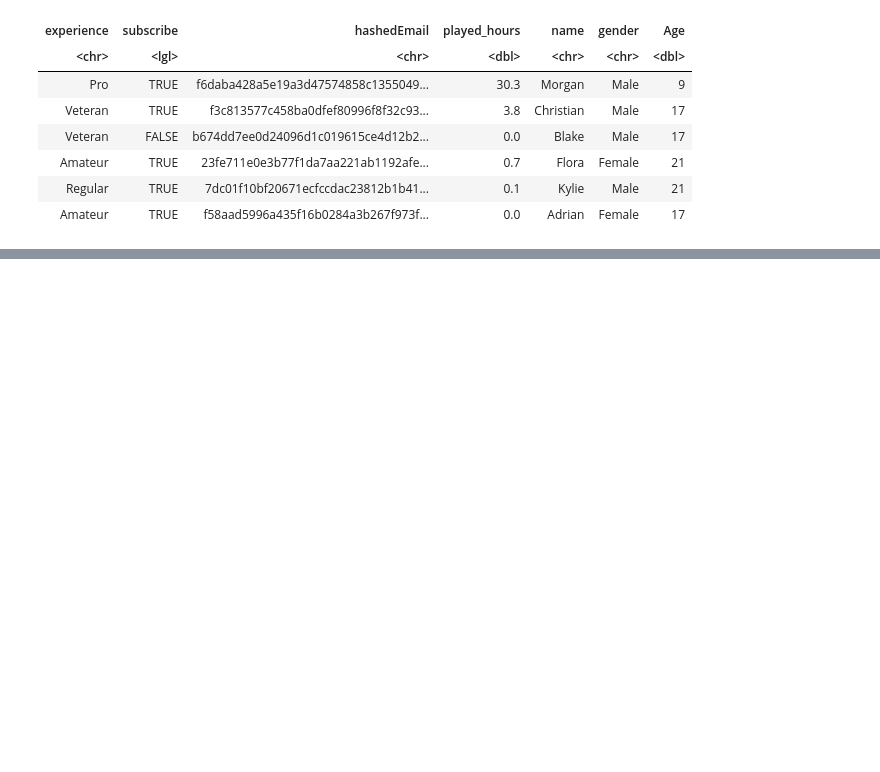
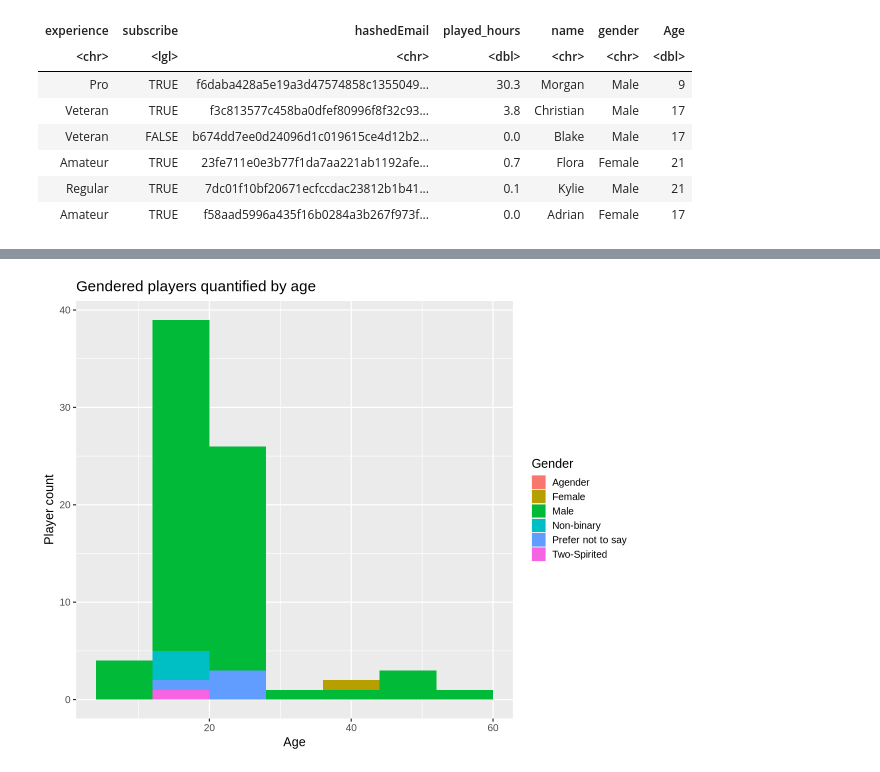
Before and after one commit to safesocks/individual_project_planning, a Jupyter notebook: individual_project_planning.ipynb, the cells around one changed output, grey strips where cells are left out. Saved outputs shown, nothing was run; the diff lists cells and outputs as text; code cells hidden in the pictures; blank space fills up the shorter version.

```diff
--- a/individual_project_planning.ipynb
+++ b/individual_project_planning.ipynb
@@ -150,0 +153,12 @@ A tibble: 194 × 5
+# %%
+theme_set(theme_gray(base_size = 15))
+# histogram visualization: quantities of people by age with colour distinction for gender
+options(repr.plot.width = 10, repr.plot.height = 8)
+age_count_plot <- ggplot(tidy_players, aes(x = Age, fill = gender)) +
+    geom_histogram(position = "identity", binwidth = 8) +
+    ggtitle("Gendered players quantified by age") +
+    labs(x = "Age", y = "Player count", fill = "Gender")
+
+age_count_plot
+# %% [output]
+[figure, added]
```
Also changed, not shown: parts of 13 cells of this notebook.
